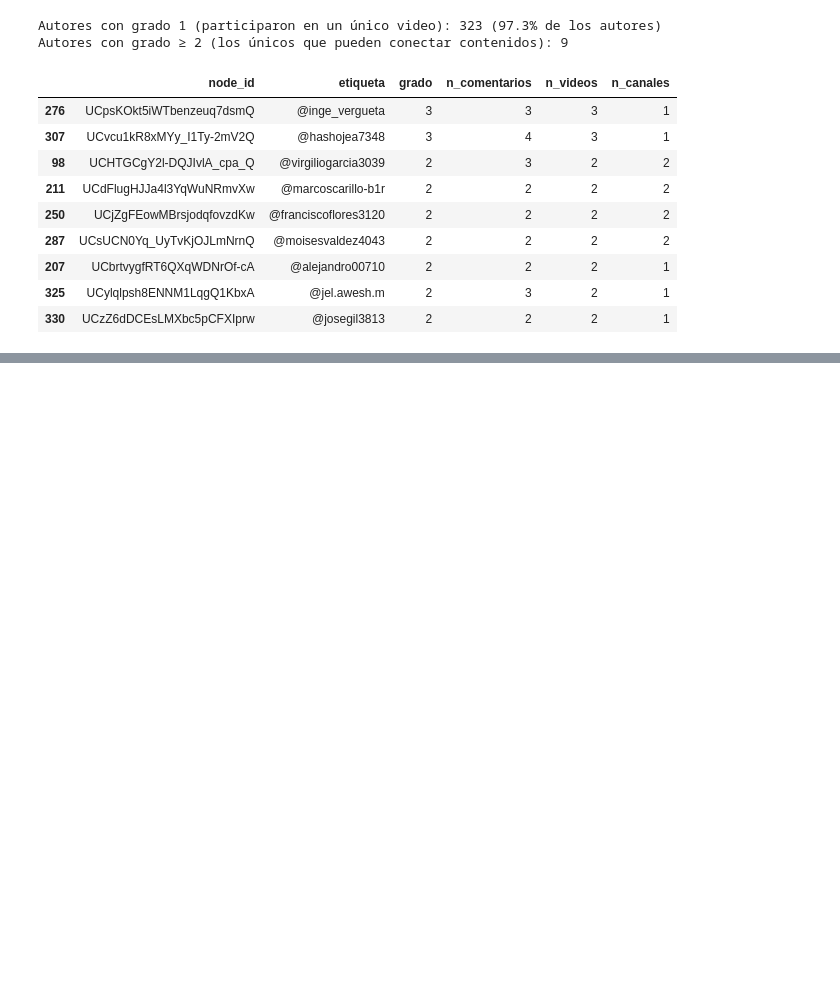
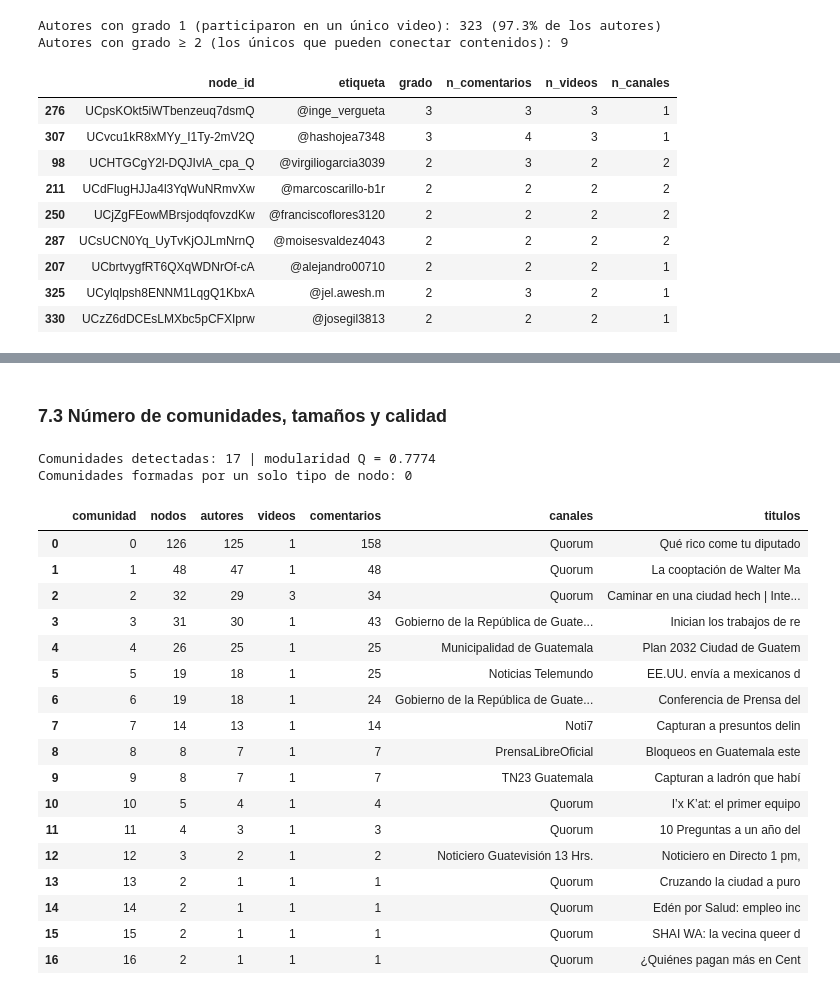
Before and after one commit to Tunchxz/CC3084-Laboratorio-6, a Jupyter notebook: notebooks/03_redes.ipynb, the cells around one changed output, grey strips where cells are left out. Saved outputs shown, nothing was run; the diff lists cells and outputs as text; code cells hidden in the pictures; blank space fills up the shorter version.

```diff
--- a/notebooks/03_redes.ipynb
+++ b/notebooks/03_redes.ipynb
@@ -690,0 +767,20 @@ Autores con grado ≥ 2 (los únicos que pueden conectar contenidos): 9
+# %%
+# Supuesto 2: el modelo nulo. La modularidad de Newman compara contra una red aleatoria que
+# permite aristas autor-autor, imposibles aquí. Barber (2007) propuso una versión bipartita
+# cuyo modelo nulo solo admite aristas entre los dos conjuntos.
+comunidades = nx.community.louvain_communities(B, weight="weight", seed=42)
+pertenencia = {n: i for i, c in enumerate(comunidades) for n in c}
+
+m_total = B.size(weight="weight")
+grado_pond = dict(B.degree(weight="weight"))
+
+Q_barber = sum(
+    (B[a][v]["weight"] if B.has_edge(a, v) else 0) - grado_pond[a] * grado_pond[v] / m_total
+    for a in autores for v in videos if pertenencia[a] == pertenencia[v]
+) / m_total
+Q_newman = nx.community.modularity(B, comunidades, weight="weight")
+
+print("SUPUESTO 2 — Modelo nulo")
+print(f"  Q de Newman (estándar):   {Q_newman:.5f}")
+print(f"  Q de Barber (bipartita):  {Q_barber:.5f}")
+print(f"  diferencia:               {Q_barber - Q_newman:.5f}")
@@ -690,0 +832,43 @@ Autores con grado ≥ 2 (los únicos que pueden conectar contenidos): 9
+# %% [markdown]
+### 7.3 Número de comunidades, tamaños y calidad
+# %%
+resumen_com = []
+for i, c in enumerate(sorted(comunidades, key=len, reverse=True)):
+    vids = [n for n in c if tipo[n] == "video"]
+    auts = [n for n in c if tipo[n] == "autor"]
+    resumen_com.append({
+        "comunidad": i,
+        "nodos": len(c),
+        "autores": len(auts),
+        "videos": len(vids),
+        "comentarios": int(sum(B[a][v]["weight"] for a in auts for v in vids if B.has_edge(a, v))),
+        "canales": ", ".join(sorted({canal_video[v] for v in vids}))[:44],
+        "titulos": " | ".join(titulo_video[v][:26] for v in vids)[:70],
+    })
+
+resumen_com = pd.DataFrame(resumen_com)
+print(f"Comunidades detectadas: {len(comunidades)} | modularidad Q = {Q_newman:.4f}")
+print("Comunidades formadas por un solo tipo de nodo:",
+      sum(1 for c in comunidades if len({tipo[n] for n in c}) == 1))
+resumen_com
+# %% [output]
+Comunidades detectadas: 17 | modularidad Q = 0.7774
+Comunidades formadas por un solo tipo de nodo: 0
+|  | comunidad | nodos | autores | videos | comentarios | canales | titulos |
+| 0 | 0 | 126 | 125 | 1 | 158 | Quorum | Qué rico come tu diputado |
+| 1 | 1 | 48 | 47 | 1 | 48 | Quorum | La cooptación de Walter Ma |
+| 2 | 2 | 32 | 29 | 3 | 34 | Quorum | Caminar en una ciudad hech | Inte... |
+| 3 | 3 | 31 | 30 | 1 | 43 | Gobierno de la República de Guate... | Inician los trabajos de re |
+| 4 | 4 | 26 | 25 | 1 | 25 | Municipalidad de Guatemala | Plan 2032 Ciudad de Guatem |
+| 5 | 5 | 19 | 18 | 1 | 25 | Noticias Telemundo | EE.UU. envía a mexicanos d |
+| 6 | 6 | 19 | 18 | 1 | 24 | Gobierno de la República de Guate... | Conferencia de Prensa del |
+| 7 | 7 | 14 | 13 | 1 | 14 | Noti7 | Capturan a presuntos delin |
+| 8 | 8 | 8 | 7 | 1 | 7 | PrensaLibreOficial | Bloqueos en Guatemala este |
+| 9 | 9 | 8 | 7 | 1 | 7 | TN23 Guatemala | Capturan a ladrón que habí |
+| 10 | 10 | 5 | 4 | 1 | 4 | Quorum | I’x K’at: el primer equipo |
+| 11 | 11 | 4 | 3 | 1 | 3 | Quorum | 10 Preguntas a un año del |
+| 12 | 12 | 3 | 2 | 1 | 2 | Noticiero Guatevisión 13 Hrs. | Noticiero en Directo 1 pm, |
+| 13 | 13 | 2 | 1 | 1 | 1 | Quorum | Cruzando la ciudad a puro |
+| 14 | 14 | 2 | 1 | 1 | 1 | Quorum | Edén por Salud: empleo inc |
+| 15 | 15 | 2 | 1 | 1 | 1 | Quorum | SHAI WA: la vecina queer d |
+| 16 | 16 | 2 | 1 | 1 | 1 | Quorum | ¿Quiénes pagan más en Cent |
```
Also changed, not shown: parts of 18 cells of this notebook.
